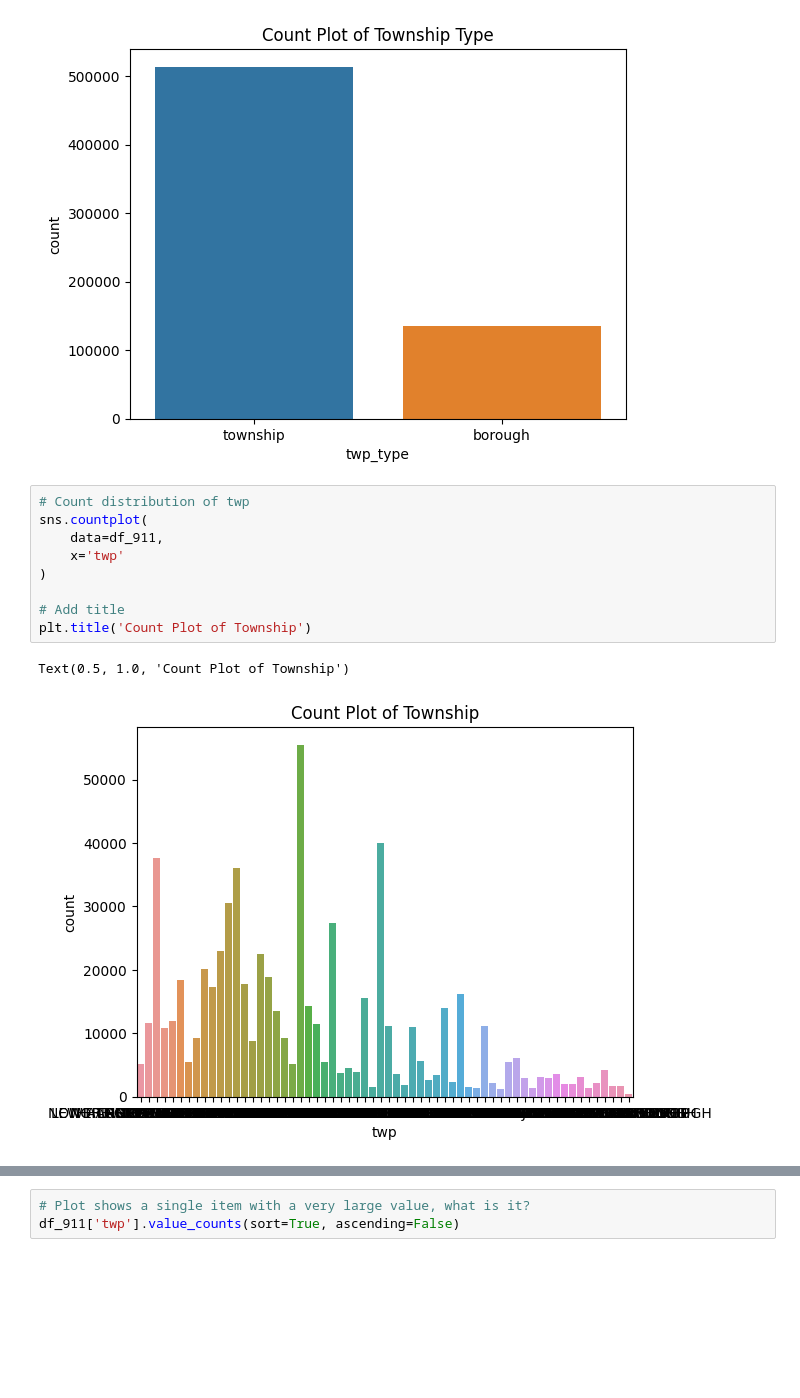
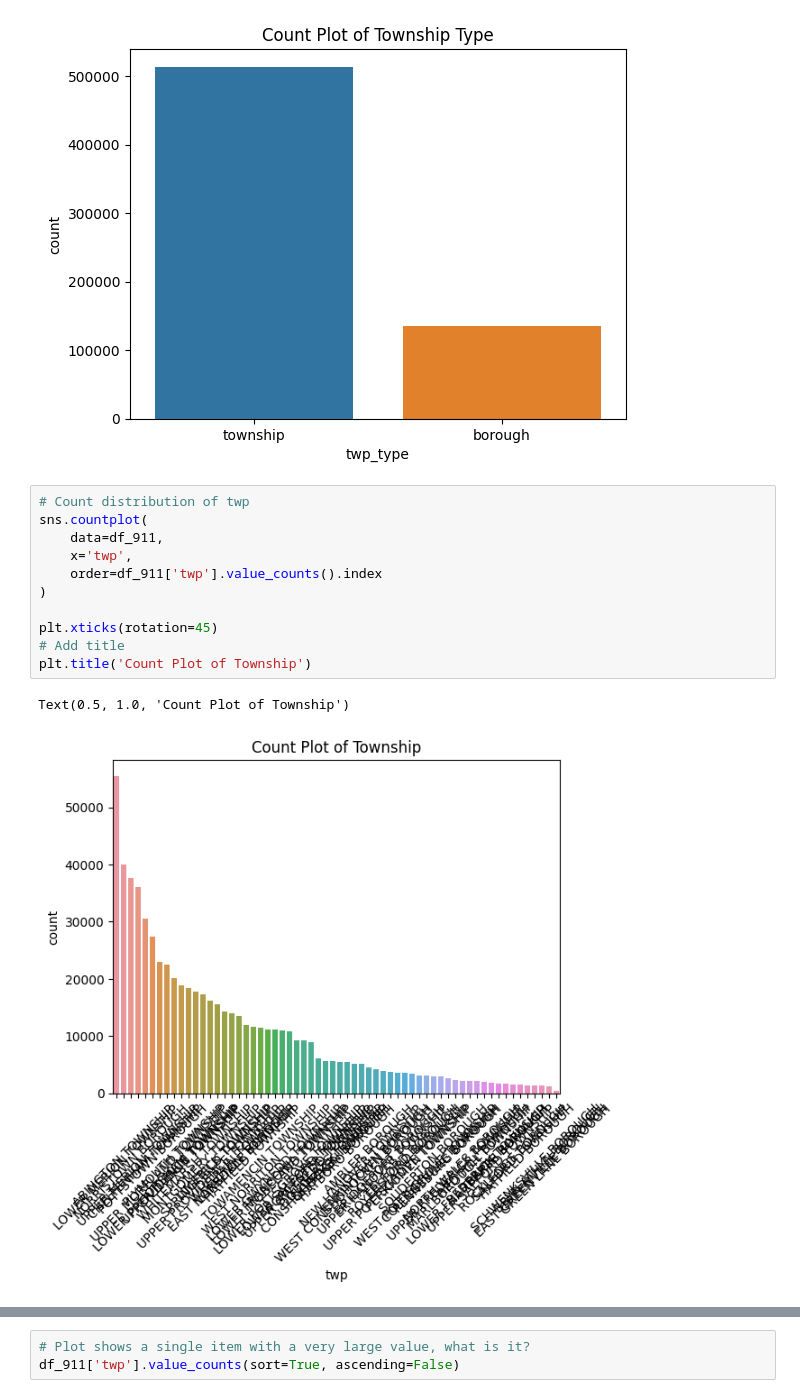
Before and after one commit to thomaspurk/ml-demo-911, a Jupyter notebook: eda/exploratory-data-analysis-mcpa-911.ipynb, the cells around one changed output, grey strips where cells are left out. Cells and saved outputs as stored; diff of their text form; blank space fills up the shorter version.

```diff
--- a/eda/exploratory-data-analysis-mcpa-911.ipynb
+++ b/eda/exploratory-data-analysis-mcpa-911.ipynb
@@ -176,12 +257,14 @@ Text(0.5, 1.0, 'Count Plot of Township Type')
 # %%
 # Count distribution of twp
 sns.countplot(
     data=df_911,
-    x='twp'
+    x='twp',
+    order=df_911['twp'].value_counts().index
 )
 
+plt.xticks(rotation=45)
 # Add title
 plt.title('Count Plot of Township')
 # %% [output]
 Text(0.5, 1.0, 'Count Plot of Township')
-[figure, old version]
+[figure, new version]
```
Also changed, not shown: parts of 15 cells of this notebook.
